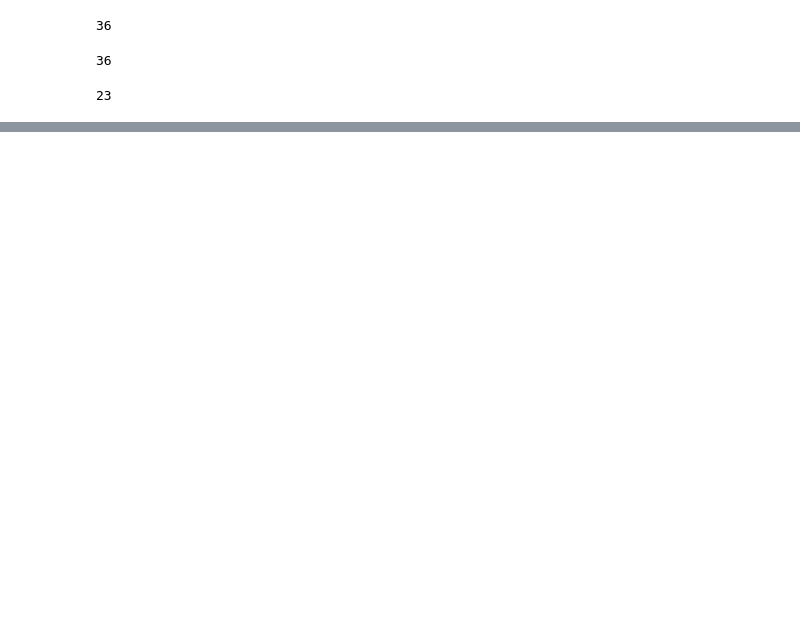
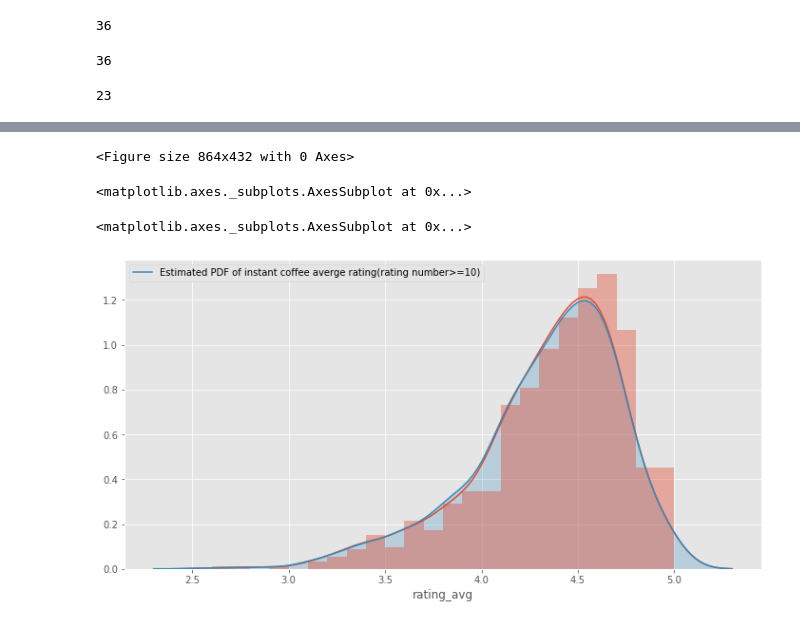
Before and after one commit to ruiyazhang/Amazon-Instant-Coffee-Analysis, a Jupyter notebook: amazon_instant_coffee_data_analysis.ipynb, the cells around one changed output, grey strips where cells are left out. Drawn from its saved outputs; the diff is of its cells as text; code cells hidden in the pictures; blank space fills up the shorter version.

```diff
--- a/amazon_instant_coffee_data_analysis.ipynb
+++ b/amazon_instant_coffee_data_analysis.ipynb
@@ -237,0 +339,9 @@ coffee_cleaned.to_csv('coffee_cleaned_data.csv')
+# %%
+plt.figure(figsize=(12,6))
+sns.distplot(coffee_for_analysis[coffee_for_analysis['rating_nums']>10]['rating_avg'])
+sns.kdeplot(coffee_for_analysis[coffee_for_analysis['rating_nums']>=10]['rating_avg'], shade=True, label='Estimated PDF of instant coffee averge rating(rating number>=10)')
+# %% [output]
+<Figure size 864x432 with 0 Axes>
+<matplotlib.axes._subplots.AxesSubplot at 0x...>
+<matplotlib.axes._subplots.AxesSubplot at 0x...>
+[figure, added]
```
Also changed, not shown: parts of 40 cells of this notebook, 5 other files.
